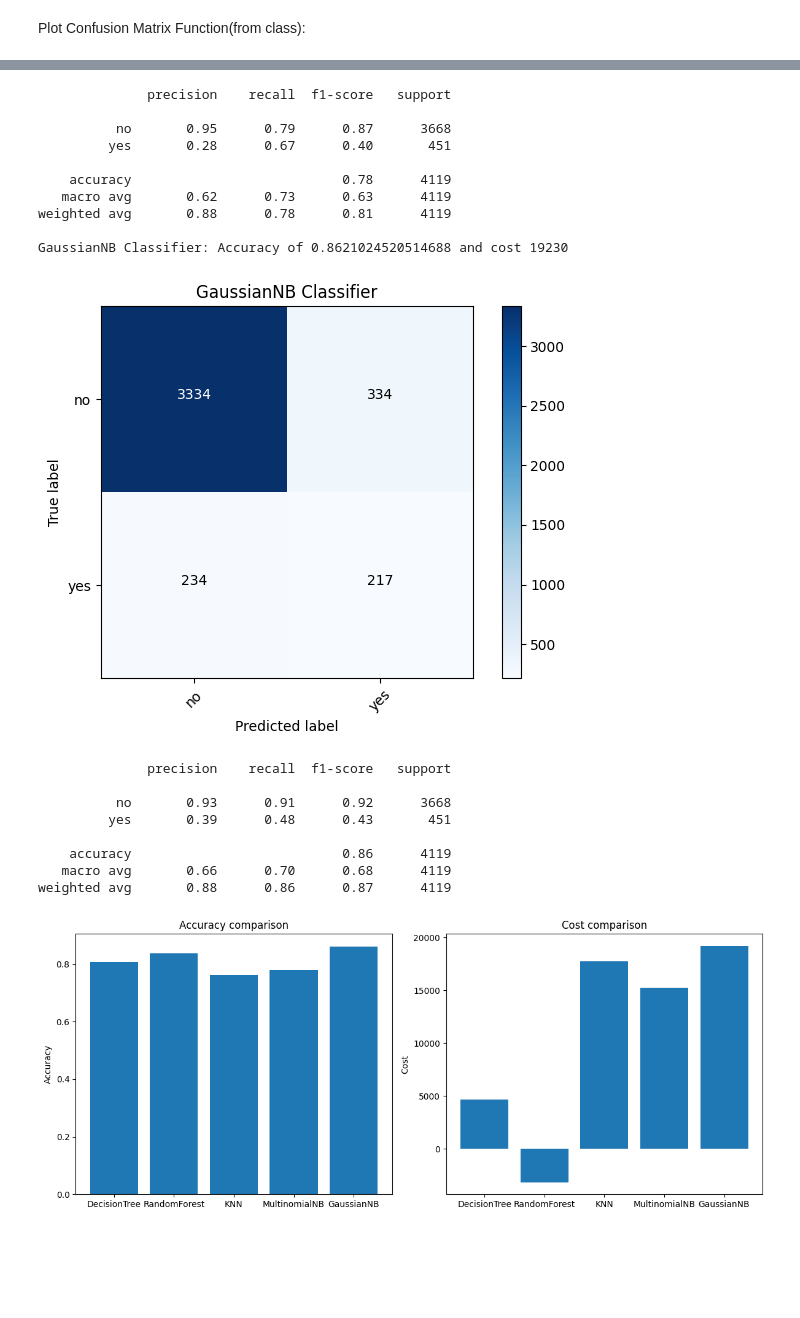
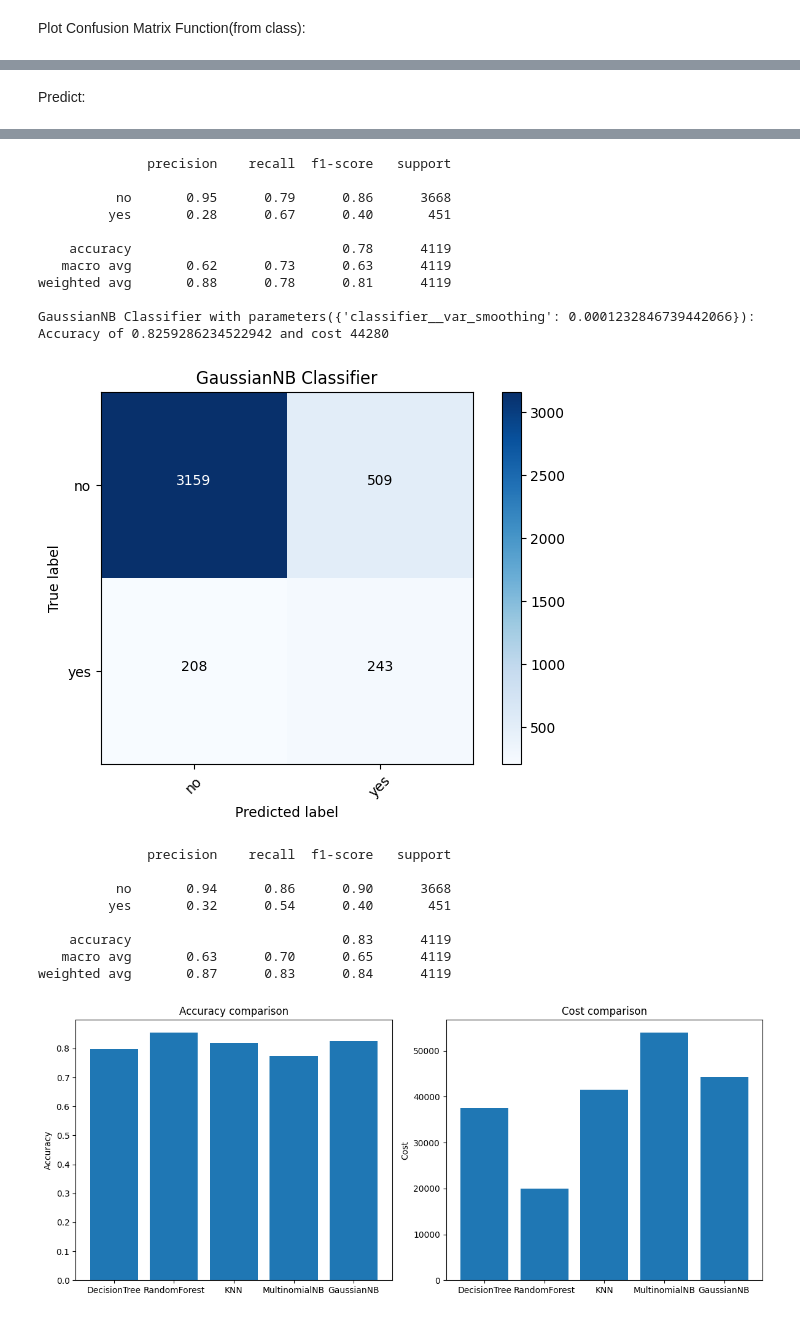
Before and after one commit to joscha-st/ibait_ml_g1, a Jupyter notebook: main.ipynb, the cells around one changed output, grey strips where cells are left out. Drawn from its saved outputs; the diff is of its cells as text; code cells hidden in the pictures; blank space fills up the shorter version.

Commit message:
main.ipynb - implemented GridSearchCV, Parameters can be tuned, Grid search should also consider cost function when optimising => optimise grid search parameters or cost function for better results

```diff
--- a/main.ipynb
+++ b/main.ipynb
@@ -106,11 +132,8 @@ gnb_pipeline = Pipeline(steps=[('preprocessor', preprocessor),
 # %% [markdown]
 Plot Confusion Matrix Function(from class):
 # %%
-import itertools
-import matplotlib.pyplot as plt
-import numpy as np
-
-def plot_confusion_matrix(cm, classes,
+def plot_confusion_matrix(cm,
+                          classes,
                           normalize=False,
                           title='Confusion matrix',
                           cmap=plt.cm.Blues):
@@ -148,28 +171,44 @@ Decision Tree:
+# %%
+from sklearn.metrics import make_scorer
+
+
+def cost_function(y_true, y_pred):
+    cm = confusion_matrix(y_true, y_pred, labels=label_order)
+    return cm[0][0] * 0 + cm[0][1] * 70 - cm[1][1] * 50 + cm[1][0] * 100
+
+scorer = make_scorer(cost_function, greater_is_better=False)
+# %% [markdown]
+Predict:
 # %%
-from matplotlib import pyplot as plt
-from sklearn.metrics import confusion_matrix, accuracy_score, classification_report
-from sklearn.model_selection import cross_val_predict
+from sklearn.model_selection import GridSearchCV
 
-def cost_function(y_true, y_pred):
-    cm = confusion_matrix(y_true, y_pred, labels=label_order)
-    return cm[0][0] * 0 + cm[0][1] * 20 - cm[1][1] * 50 + cm[1][0] * 100
+# list of tuples where the first element is the classifier's name, the second is the classifier itself and the third are the grid search parameters
+classifiers = [('DecisionTree', dt_pipeline, dt_param_grid),
+               ('RandomForest', rf_pipeline, rf_param_grid),
+               ('KNN', knn_pipeline, knn_param_grid),
+               ('MultinomialNB', mnb_pipeline, mnb_param_grid),
+               ('GaussianNB', gnb_pipeline, gnb_param_grid)]
 
-
-# Define a list of tuples where the first element is the classifier's name and the second is the classifier itself
-classifiers = [('DecisionTree', dt_pipeline),
-               ('RandomForest', rf_pipeline),
-               ('KNN', knn_pipeline),
-               ('MultinomialNB', mnb_pipeline),
-               ('GaussianNB', gnb_pipeline)]
 
 # Initialize lists to store classifier names and their performances
 names = []
+best_param_per_classifier = []
 accuracies = []
 costs = []
 
 # Loop over the classifiers
-for name, classifier in classifiers:
-    prediction = cross_val_predict(classifier, bank_data, bank_target, cv=10)
+for name, pipeline, param_grid in classifiers:
+    grid_search = GridSearchCV(pipeline, param_grid, cv=10, scoring=scorer)
+    grid_search.fit(bank_data, bank_target)
+
+    # Get the best model
+    best_model = grid_search.best_estimator_
+
+    # Get the best parameters
+    best_param = grid_search.best_params_
+
+    # Make predictions with the best model
+    prediction = best_model.predict(bank_data)
 
     # Calculate accuracy and cost
     cm = confusion_matrix(bank_target, prediction)
@@ -178,11 +217,12 @@ for name, classifier in classifiers:
 
     # Append the name and performance metrics to the lists
     names.append(name)
+    best_param_per_classifier.append(best_param)
     accuracies.append(acc)
     costs.append(cost)
 
     # Plot Confusion Matrix for each classifier
-    print("\n{} Classifier: Accuracy of {} and cost {}".format(name, acc, cost))
+    print("\n{} Classifier with parameters({}): Accuracy of {} and cost {}".format(name, best_param, acc, cost))
     plot_confusion_matrix(cm, classes=label_names, title='{} Classifier'.format(name))
     plt.show()
     print(classification_report(bank_target, prediction, target_names=label_names))
@@ -242,21 +282,21 @@ MultinomialNB Classifier: Accuracy of 0.7795581451808692 and cost 15240
 [figure]
               precision    recall  f1-score   support
 
-          no       0.95      0.79      0.87      3668
+          no       0.95      0.79      0.86      3668
          yes       0.28      0.67      0.40       451
 
     accuracy                           0.78      4119
    macro avg       0.62      0.73      0.63      4119
 weighted avg       0.88      0.78      0.81      4119
 
-GaussianNB Classifier: Accuracy of 0.8621024520514688 and cost 19230
+GaussianNB Classifier with parameters({'classifier__var_smoothing': 0.0001232846739442066}): Accuracy of 0.8259286234522942 and cost 44280
-[figure, old version]
+[figure, new version]
               precision    recall  f1-score   support
 
-          no       0.93      0.91      0.92      3668
-         yes       0.39      0.48      0.43       451
+          no       0.94      0.86      0.90      3668
+         yes       0.32      0.54      0.40       451
 
-    accuracy                           0.86      4119
-   macro avg       0.66      0.70      0.68      4119
-weighted avg       0.88      0.86      0.87      4119
+    accuracy                           0.83      4119
+   macro avg       0.63      0.70      0.65      4119
+weighted avg       0.87      0.83      0.84      4119
-[figure, old version]
+[figure, new version]
```
Also changed, not shown: parts of 8 cells of this notebook.
